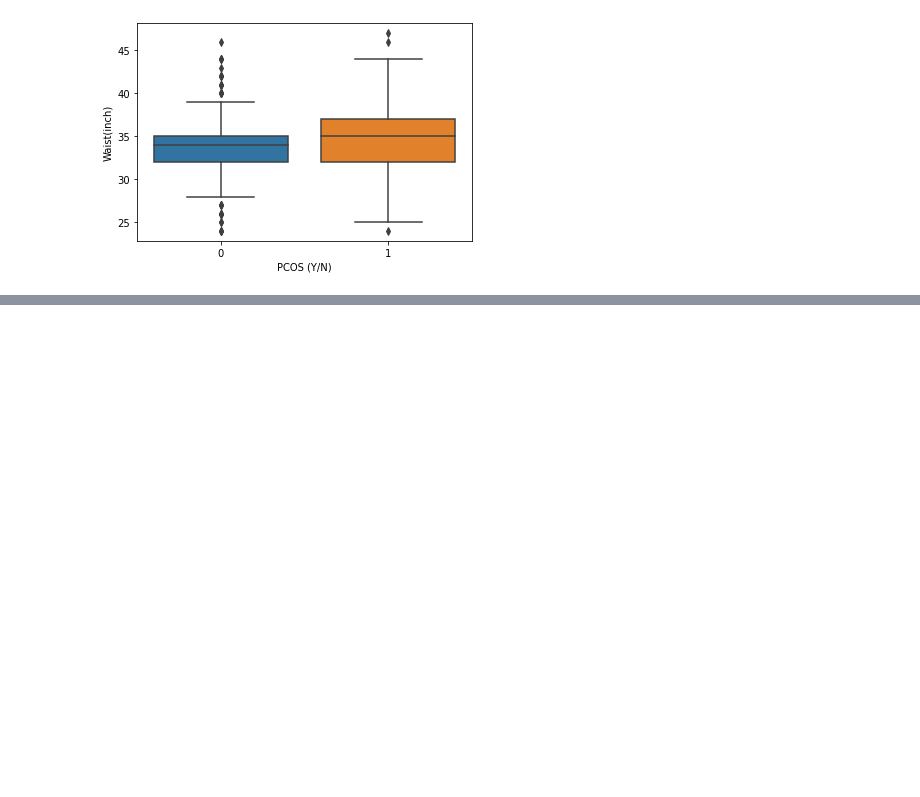
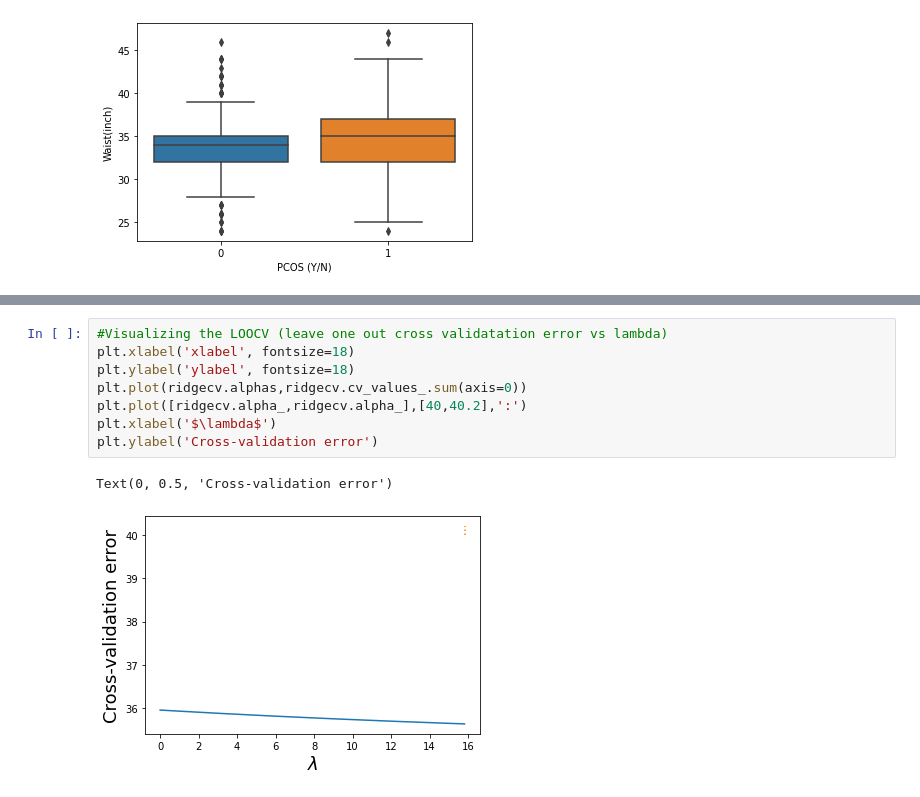
Before and after one commit to ericaez/STAT-303-2-Project, a Jupyter notebook: final_3.ipynb, the cells around one changed output, grey strips where cells are left out. Saved outputs shown, nothing was run; the diff lists cells and outputs as text; blank space fills up the shorter version.

```diff
--- a/final_3.ipynb
+++ b/final_3.ipynb
@@ -193,0 +425,11 @@ sns.kdeplot(ob_vars['Waist(inch)'].values, y=ob_vars['PCOS (Y/N)'].values,color=
+# %%
+#Visualizing the LOOCV (leave one out cross validatation error vs lambda)
+plt.xlabel('xlabel', fontsize=18)
+plt.ylabel('ylabel', fontsize=18)
+plt.plot(ridgecv.alphas,ridgecv.cv_values_.sum(axis=0))
+plt.plot([ridgecv.alpha_,ridgecv.alpha_],[40,40.2],':')
+plt.xlabel('$\lambda$')
+plt.ylabel('Cross-validation error')
+# %% [output]
+Text(0, 0.5, 'Cross-validation error')
+[figure, added]
```
Also changed, not shown: parts of 54 cells of this notebook.
